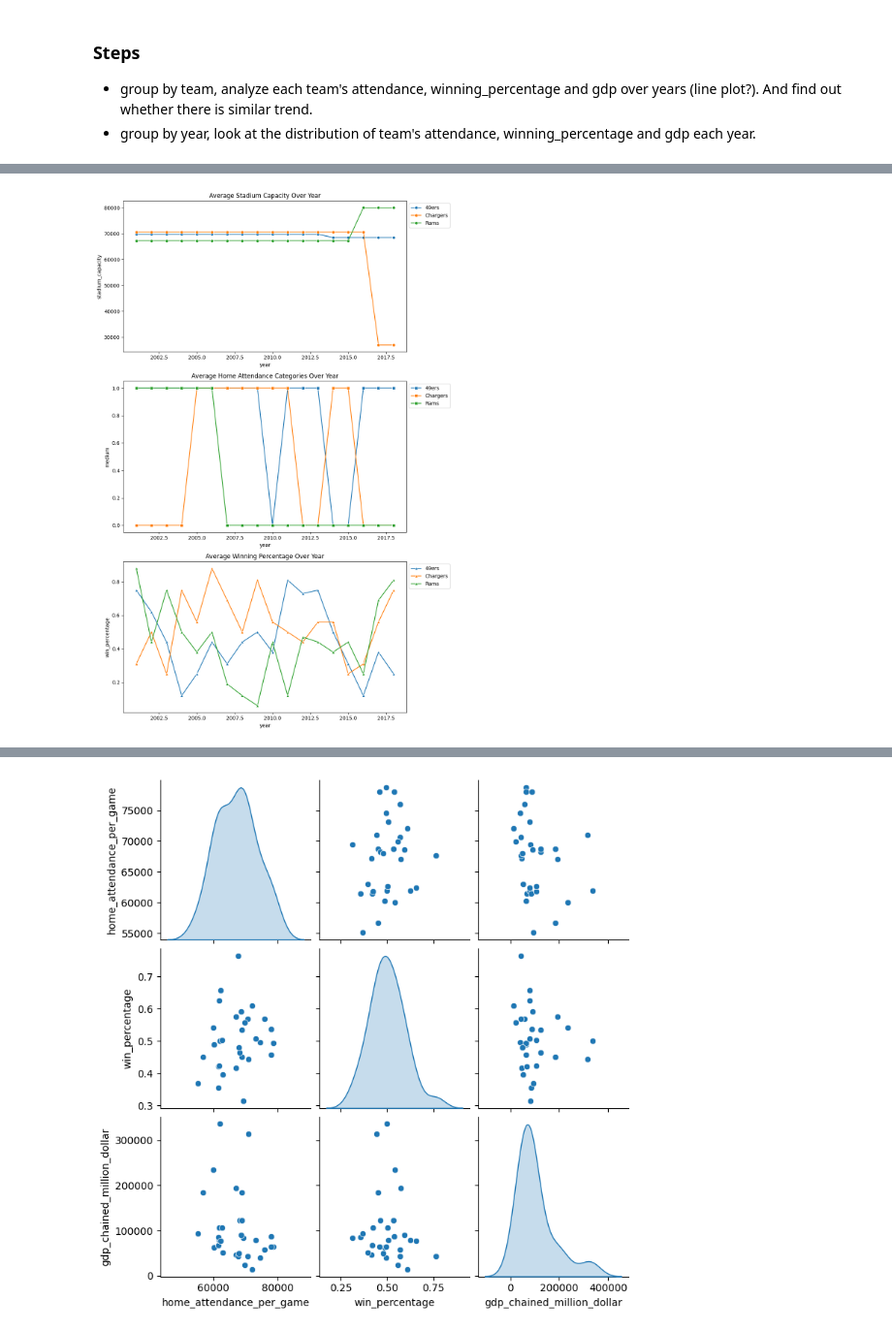
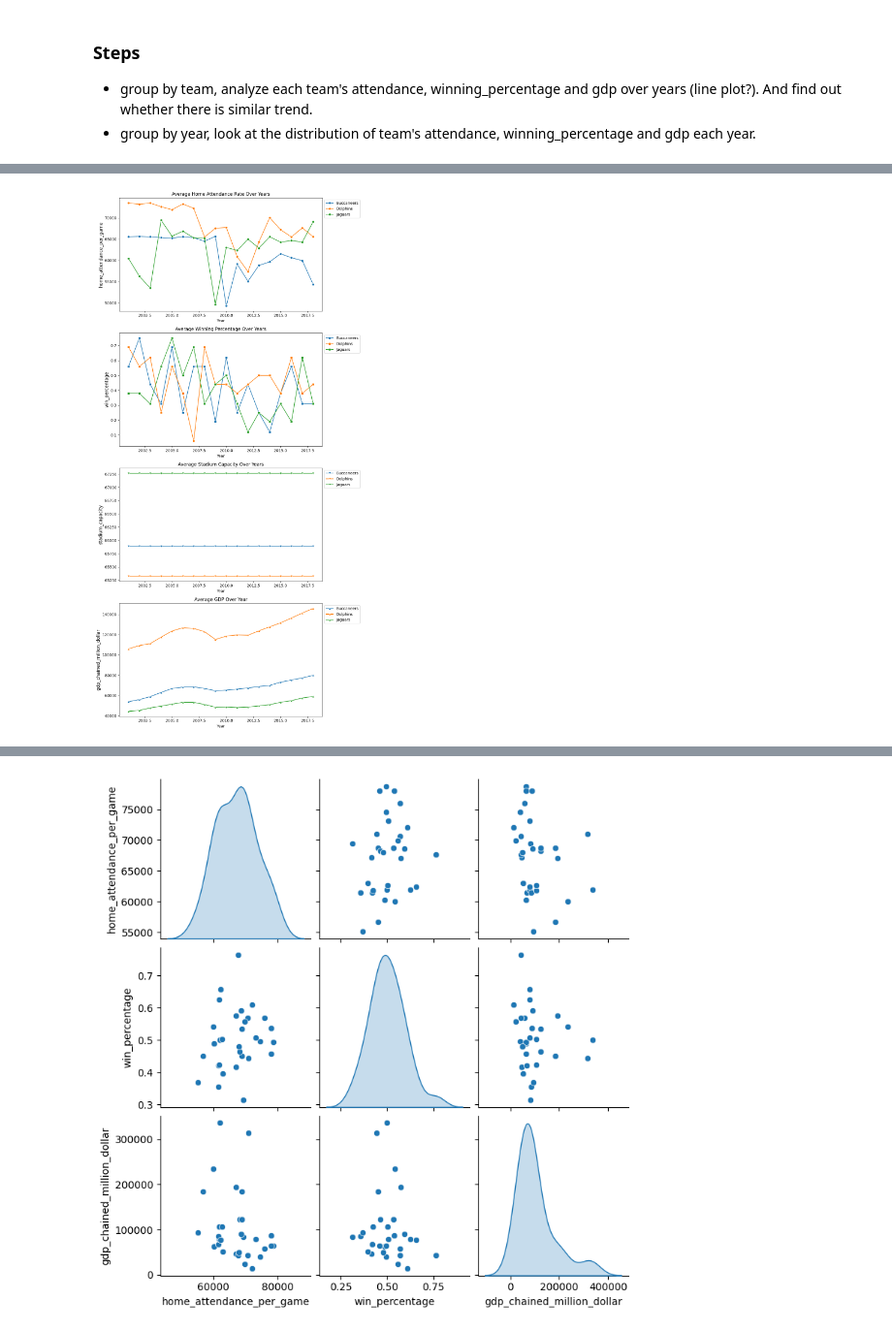
Before and after one commit to RaymoneXTY/SI618project_WN2024, a Jupyter notebook: part2-analysis.ipynb, the cells around one changed output, grey strips where cells are left out. Shown at 97% size. Cells and saved outputs as stored; diff of their text form; code cells hidden in the pictures.

```diff
--- a/part2-analysis.ipynb
+++ b/part2-analysis.ipynb
@@ -546,31 +629,80 @@ average_winning_percentage = team.groupby(['team_name', 'year'])['win_percentage
 # %%
-# Improved plotting function
-def plot_graphs(data):
-    fig, ax = plt.subplots(3, 1, figsize=(10, 15))  # Increase figure size
+# Visualize the data
+def plot_graphs(
+    average_home_attendance_rate,
+    average_winning_percentage,
+    average_stadium_capacity,
+    average_gdp,
+):
+    fig, ax = plt.subplots(4, 1, figsize=(10, 20))  # Increase figure size
+
+    # Home Attendance Rate
+    sns.lineplot(
+        data=average_home_attendance_rate,
+        x="year",
+        y="home_attendance_per_game",
+        hue="team_name",
+        ax=ax[0],
+        marker="o",
+    )
+    ax[0].set_title("Average Home Attendance Rate Over Years")
+    ax[0].legend(loc="upper left", bbox_to_anchor=(1, 1))  # Move legend out of plot
+
+    # Winning Percentage
+    sns.lineplot(
+        data=average_winning_percentage,
+        x="year",
+        y="win_percentage",
+        hue="team_name",
+        ax=ax[1],
+        marker="s",
+    )
+    ax[1].set_title("Average Winning Percentage Over Years")
+    ax[1].legend(loc="upper left", bbox_to_anchor=(1, 1))
 
     # Stadium Capacity
-    sns.lineplot(data=data['average_stadium_capacity'], x='year', y='stadium_capacity', hue='team_name', ax=ax[0], marker='o')
-    ax[0].set_title('Average Stadium Capacity Over Year')
-    ax[0].legend(loc='upper left', bbox_to_anchor=(1, 1))  # Move legend out of plot
+    sns.lineplot(
+        data=average_stadium_capacity,
+        x="year",
+        y="stadium_capacity",
+        hue="team_name",
+        ax=ax[2],
+        marker="v",
+    )
+    ax[2].set_title("Average Stadium Capacity Over Years")
+    ax[2].legend(loc="upper left", bbox_to_anchor=(1, 1))
 
-    # Home Attendance Categories - Using a secondary axis if scales are very different
-    sns.lineplot(data=data['average_home_attendance_categories'], x='year', y='medium', hue='team_name', ax=ax[1], marker='s')
-    ax[1].set_title('Average Home Attendance Categories Over Year')
-    ax[1].legend(loc='upper left', bbox_to_anchor=(1, 1)) #bbox_to_anchor is used to move the legend outside the plot
+    # GDP
+    sns.lineplot(
+        data=average_gdp,
+        x="year",
+        y="gdp_chained_million_dollar",
+        hue="team_name",
+        ax=ax[3],
+        marker="^",
+    )
+    ax[3].set_title("Average GDP Over Year")
+    ax[3].legend(loc="upper left", bbox_to_anchor=(1, 1))
 
-    # Win Percentage
-    sns.lineplot(data=data['average_winning_percentage'], x='year', y='win_percentage', hue='team_name', ax=ax[2], marker='^')
-    ax[2].set_title('Average Winning Percentage Over Year')
-    ax[2].legend(loc='upper left', bbox_to_anchor=(1, 1)) #bbox_to_anchor is used to move the legend outside the plot
+    for axis in ax:
+        axis.set_xlabel("Year")  # Set x-axis label
+        axis.set_ylabel(
+            axis.get_ylabel(), fontsize=12
+        )  # Set y-axis label with larger font
+        axis.tick_params(
+            axis="both", which="major", labelsize=10
+        )  # Set larger tick labels
 
     plt.tight_layout()
     plt.show()
 
-# Now call the function with your data
-plot_graphs({
-    'average_stadium_capacity': average_stadium_capacity,
-    'average_home_attendance_categories': average_home_attendance_categories,
-    'average_winning_percentage': average_winning_percentage
-})
+
+# call the function to plot the graphs
+plot_graphs(
+    average_home_attendance_rate,
+    average_winning_percentage,
+    average_stadium_capacity,
+    average_gdp,
+)
 # %% [output]
-[figure, old version]
+[figure, new version]
```
Also changed, not shown: parts of 19 cells of this notebook.
